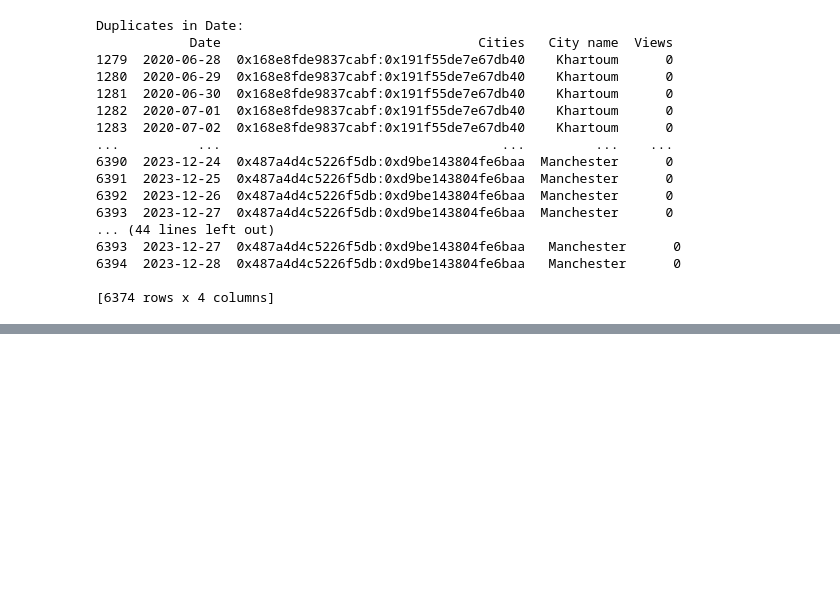
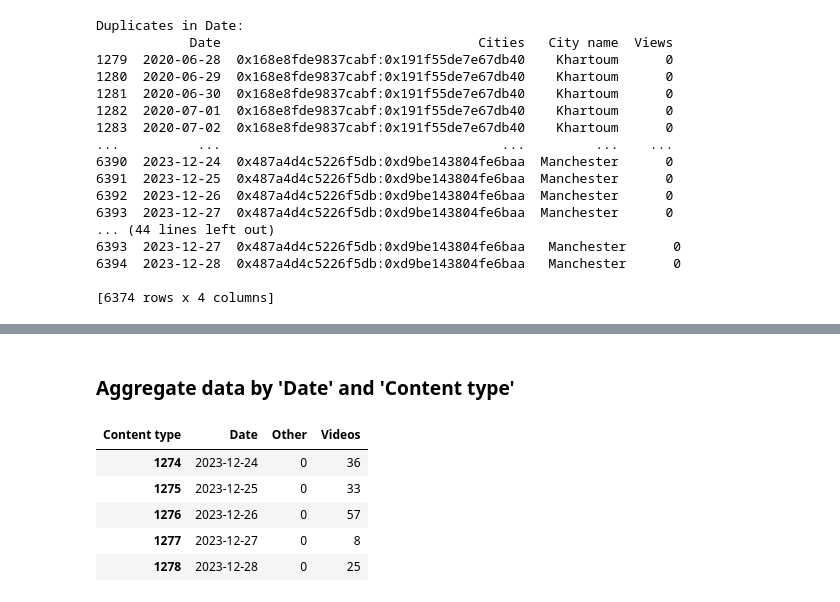
Before and after one commit to 10ac-group10/Redash_Chatbot_LLM, a Jupyter notebook: notebooks/data_understanding_local.ipynb, the cells around one changed output, grey strips where cells are left out. Saved outputs shown, nothing was run; the diff lists cells and outputs as text; code cells hidden in the pictures; blank space fills up the shorter version.

```diff
--- a/notebooks/data_understanding_local.ipynb
+++ b/notebooks/data_understanding_local.ipynb
@@ -255,0 +351,17 @@ Duplicates in Date:
+# %% [markdown]
+### Aggregate data by 'Date' and 'Content type'
+# %%
+# Pivot the data
+content_chart_pivot_df = content_chart_df.pivot(index='Date', columns='Content type', values='Views')
+
+# Reset the index
+content_chart_pivot_df.reset_index(inplace=True)
+# %%
+content_chart_pivot_df.tail()
+# %% [output]
+| Content type | Date | Other | Videos |
+| 1274 | 2023-12-24 | 0 | 36 |
+| 1275 | 2023-12-25 | 0 | 33 |
+| 1276 | 2023-12-26 | 0 | 57 |
+| 1277 | 2023-12-27 | 0 | 8 |
+| 1278 | 2023-12-28 | 0 | 25 |
```
Also changed, not shown: parts of 14 cells of this notebook.
